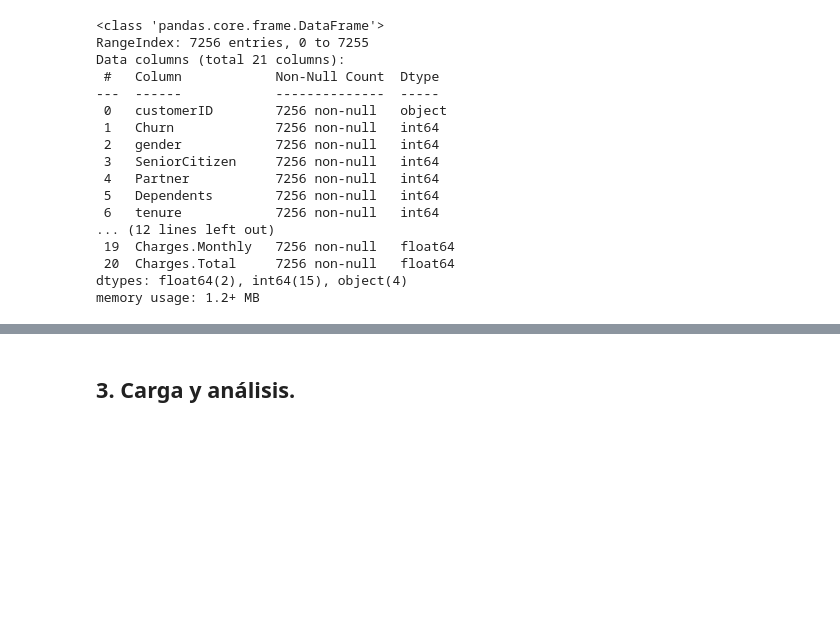
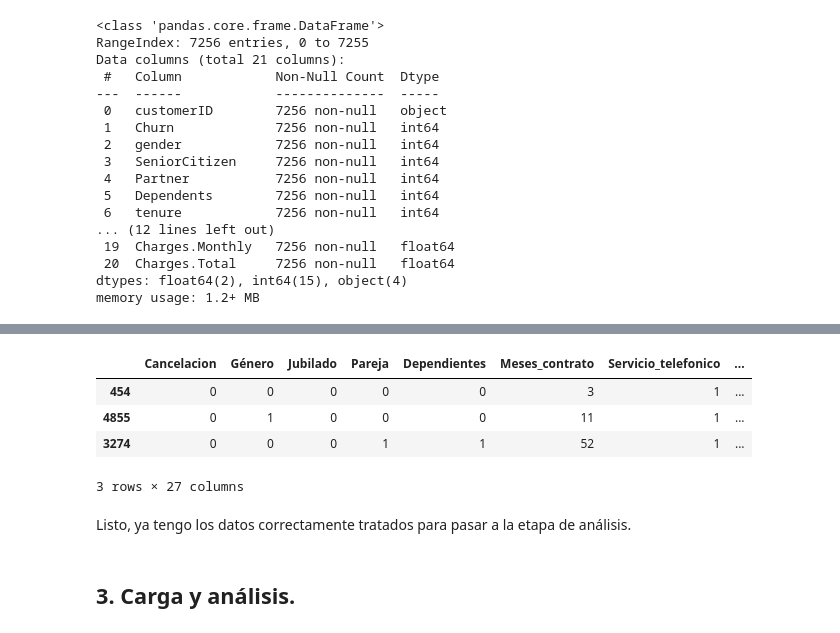
Before and after one commit to DaniBntz/TelecomX, a Jupyter notebook: TelecomX_Challenge.ipynb, the cells around one changed output, grey strips where cells are left out. Cells and saved outputs as stored; diff of their text form; code cells hidden in the pictures; blank space fills up the shorter version.

```diff
--- a/TelecomX_Challenge.ipynb
+++ b/TelecomX_Challenge.ipynb
@@ -387,0 +563,36 @@ memory usage: 1.2+ MB
+# %%
+#Ahora, antes de crear la columna de Cuentas_diarias, cambiaré los nombres de las
+#columnas, para que el estudio sea más entendible
+
+nombres_nuevos = {
+    'Churn': 'Cancelacion',
+    'gender': 'Género',
+    'SeniorCitizen': 'Jubilado',
+    'Partner': 'Pareja',
+    'Dependents': 'Dependientes',
+    'tenure': 'Meses_contrato',
+    'PhoneService': 'Servicio_telefonico',
+    'MultipleLines': 'Multiples_lineas',
+    ' _Fiber optic' : 'Fibra_optica',
+    ' _DSL': 'DSL',
+    'OnlineSecurity': 'Seguridad_Ol',
+    'OnlineBackup': 'Backup_Ol',
+    'DeviceProtection': 'Proteccion_dispositivo',
+    'TechSupport': 'Soporte_tecnico',
+    'StreamingTV': 'Streaming_TV',
+    'StreamingMovies': 'Streaming_peliculas',
+    ' _Month-to-month': 'Contrato_Mensual',
+    ' _One year': 'Contrato_Anual',
+    ' _Two year': 'Contrato_Bianual',
+    'PaperlessBilling': 'Facturacion_electronica',
+    'Charges.Monthly': 'Cuentas_mensuales',
+    'Charges.Total': 'Cuentas_totales',
+    ' _Bank transfer (automatic)': 'Pago_Trf.Bancaria_Auto',
+    ' _Credit card (automatic)': 'Pago_TCredito_Auto',
+    ' _Electronic check': 'Pago_ChequeElectronico',
+    ' _Mailed check': 'Pago_ChequePorCorreo',
+}
+# %%
+#Ahora cambio los nombres con la herramienta .rename
+
+datos.rename(columns=nombres_nuevos, inplace=True)
@@ -388,3 +621,16 @@ memory usage: 1.2+ MB
+# %%
+#Ahora crearé la coolumna de Cuentas_diarias
+dias_mes = 30
+datos['Cuentas_diarias'] = datos['Cuentas_mensuales'] / dias_mes
+datos.sample(3)
+# %% [output]
+|  | Cancelacion | Género | Jubilado | Pareja | Dependientes | Meses_contrato | Servicio_telefonico | ... |
+| 454 | 0 | 0 | 0 | 0 | 0 | 3 | 1 | ... |
+| 4855 | 0 | 1 | 0 | 0 | 0 | 11 | 1 | ... |
+| 3274 | 0 | 0 | 0 | 1 | 1 | 52 | 1 | ... |
+3 rows × 27 columns
+# %% [markdown]
+Listo, ya tengo los datos correctamente tratados para pasar a la etapa de análisis.
 # %% [markdown]
 ## 3. Carga y análisis.
 # %% [markdown]
```
Also changed, not shown: parts of 14 cells of this notebook.
